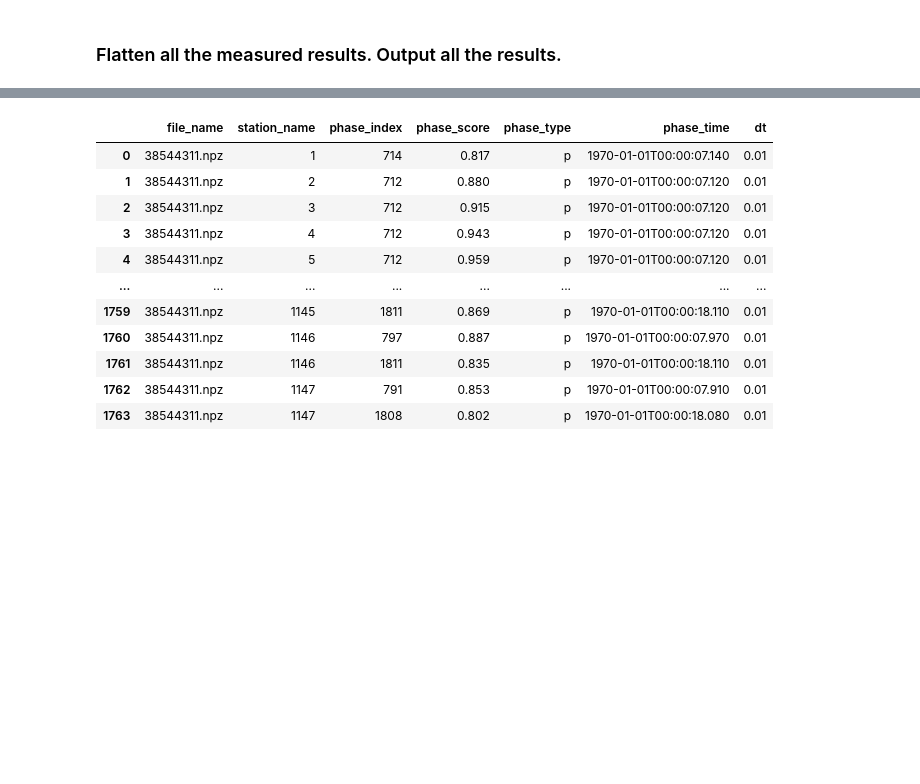
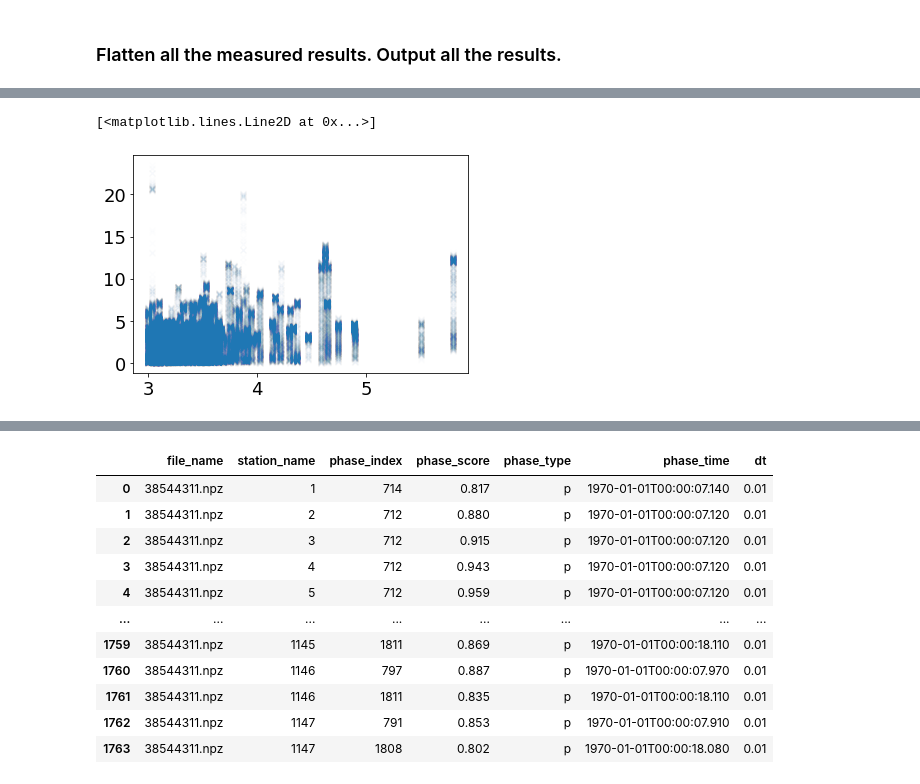
Before and after one commit to yinjiuxun/das-strain-scaling, a Jupyter notebook: jupyter_notebooks/Ridgecrest_extract_peak_amplitude.ipynb, the cells around one changed output, grey strips where cells are left out. Saved outputs shown, nothing was run; the diff lists cells and outputs as text; code cells hidden in the pictures; blank space fills up the shorter version.

```diff
--- a/jupyter_notebooks/Ridgecrest_extract_peak_amplitude.ipynb
+++ b/jupyter_notebooks/Ridgecrest_extract_peak_amplitude.ipynb
@@ -724,0 +740,5 @@ peak_amplitude_df
+# %%
+plt.plot(peak_amplitude_df.magnitude, peak_amplitude_df.max_P_time, 'x', alpha=0.01)
+# %% [output]
+[<matplotlib.lines.Line2D at 0x...>]
+[figure, added]
```
Also changed, not shown: parts of 14 cells of this notebook, 1 other file.
